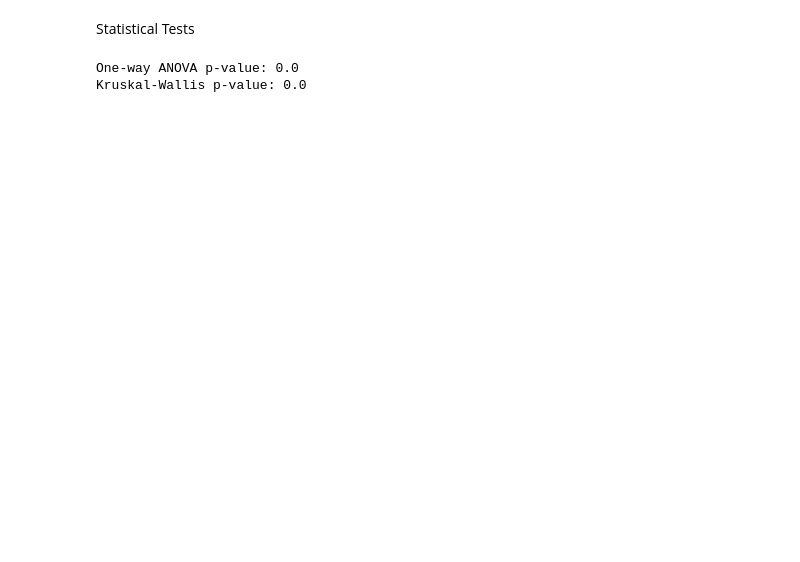
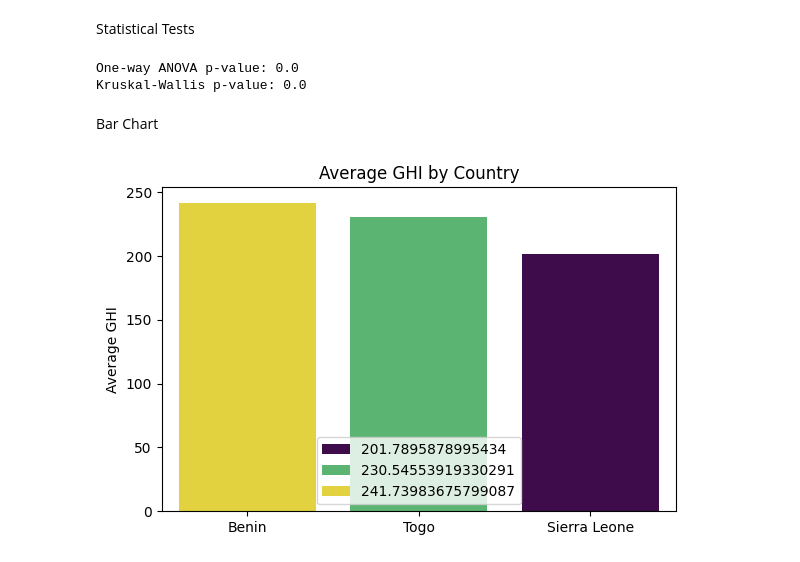
Before and after one commit to Feven777/solar-challenge-week0, a Jupyter notebook: notebook/compare-countries.ipynb, the cells around one changed output. Cells and saved outputs as stored; diff of their text form; code cells hidden in the pictures; blank space fills up the shorter version.

Commit message:
add Bar Chart

```diff
--- a/notebook/compare-countries.ipynb
+++ b/notebook/compare-countries.ipynb
@@ -77,3 +77,17 @@ print("Kruskal-Wallis p-value:", kruskal_result.pvalue)
 # %% [output]
 One-way ANOVA p-value: 0.0
 Kruskal-Wallis p-value: 0.0
+# %% [markdown]
+Bar Chart
+# %%
+avg_ghi = df.groupby("Country")["GHI"].mean().sort_values(ascending=False)
+
+plt.figure(figsize=(6,4))
+sns.barplot(x=avg_ghi.index, y=avg_ghi.values, palette="viridis", hue=avg_ghi.values)
+plt.title("Average GHI by Country")
+plt.xlabel("")
+plt.ylabel("Average GHI")
+plt.tight_layout()
+plt.show()
+# %% [output]
+[figure, added]
```
